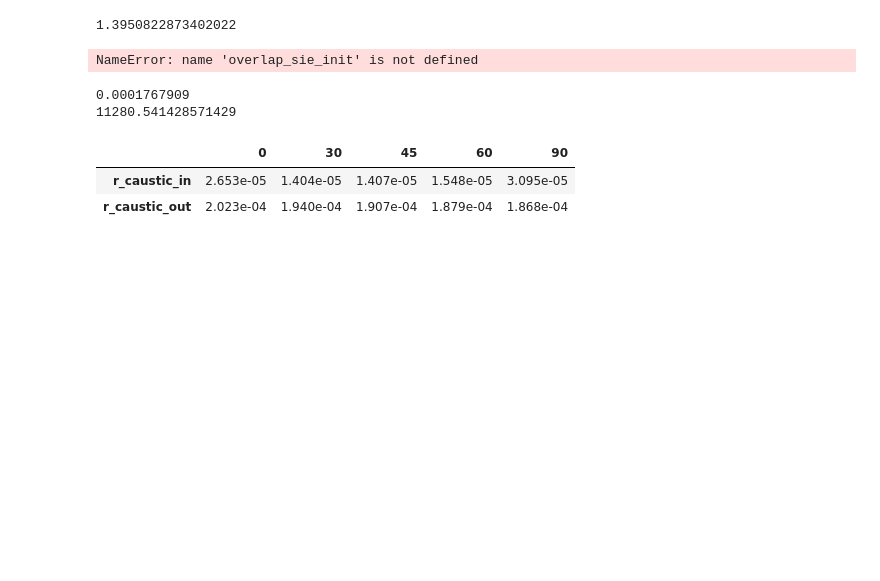
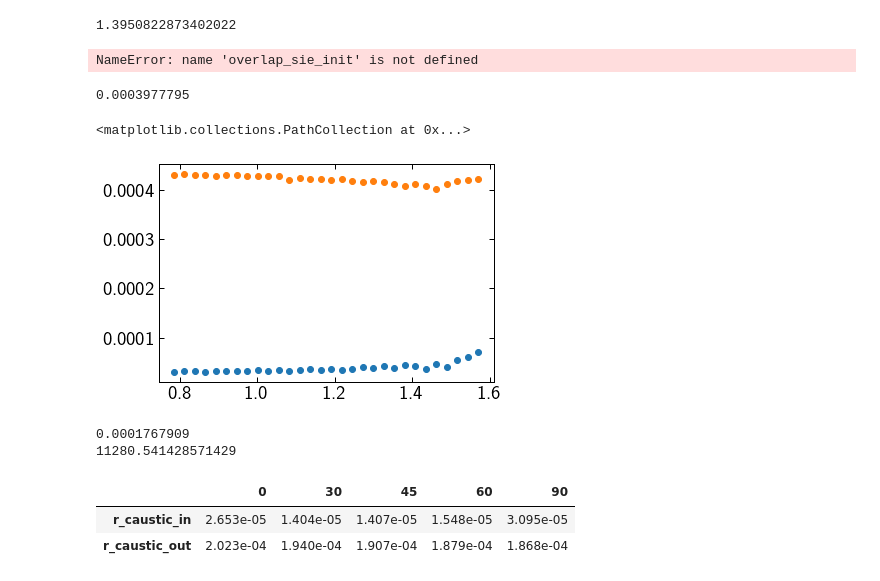
Before and after one commit to astroboy07/GW_Lensing, a Jupyter notebook: lens_properties_sie_glafic.ipynb, the cells around one changed output. Saved outputs shown, nothing was run; the diff lists cells and outputs as text; code cells hidden in the pictures; blank space fills up the shorter version.

```diff
--- a/lens_properties_sie_glafic.ipynb
+++ b/lens_properties_sie_glafic.ipynb
@@ -153,6 +153,20 @@ overlap
 # %%
 datadirName = "/Users/saifali/Desktop/gwlensing/SIE_glafic/data/"
 plotdirName = "/Users/saifali/Desktop/gwlensing/plots/"
+# %%
+data_einstein = '/Users/saifali/Desktop/gwlensing/SIE_glafic/out_ein2.dat'
+output_einstein = np.loadtxt(data_einstein)
+einstein_radius = output_einstein[-2]
+einstein_radius
+# %% [output]
+0.0003977795
+# %%
+df = pd.read_csv(datadirName + "radial_distance_caustics_e=0.2.csv")
+plt.scatter(np.array(df['theta']) * (np.pi / 180), np.array(df['caustic_in']))
+plt.scatter(np.array(df['theta']) * (np.pi / 180), np.array(df['caustic_out']))
+# %% [output]
+<matplotlib.collections.PathCollection at 0x...>
+[figure, added]
 # %%
 # FOR SIGMA = 4 km/s
 
```
Also changed, not shown: 7 other files.
